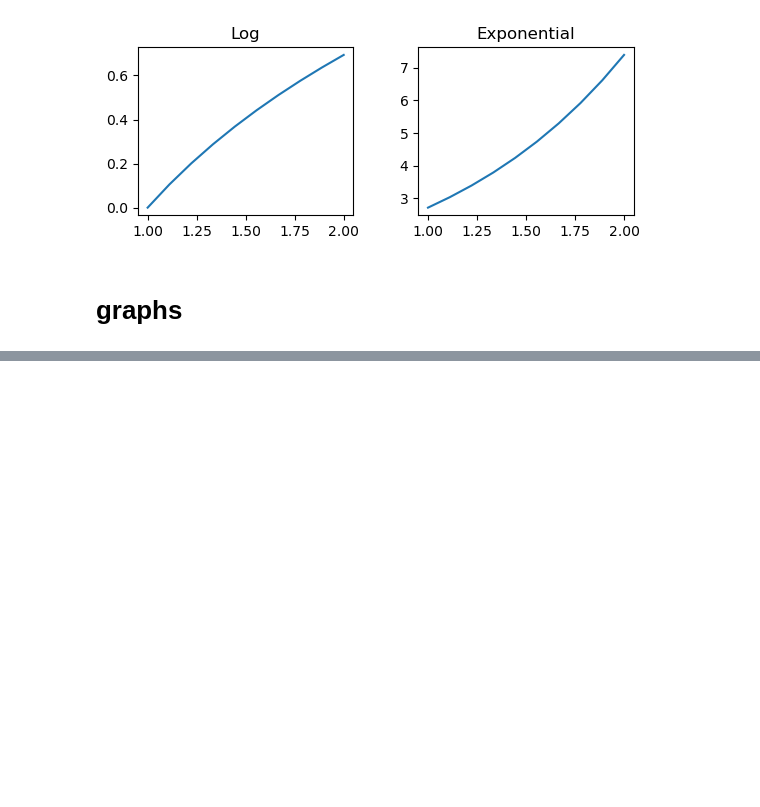
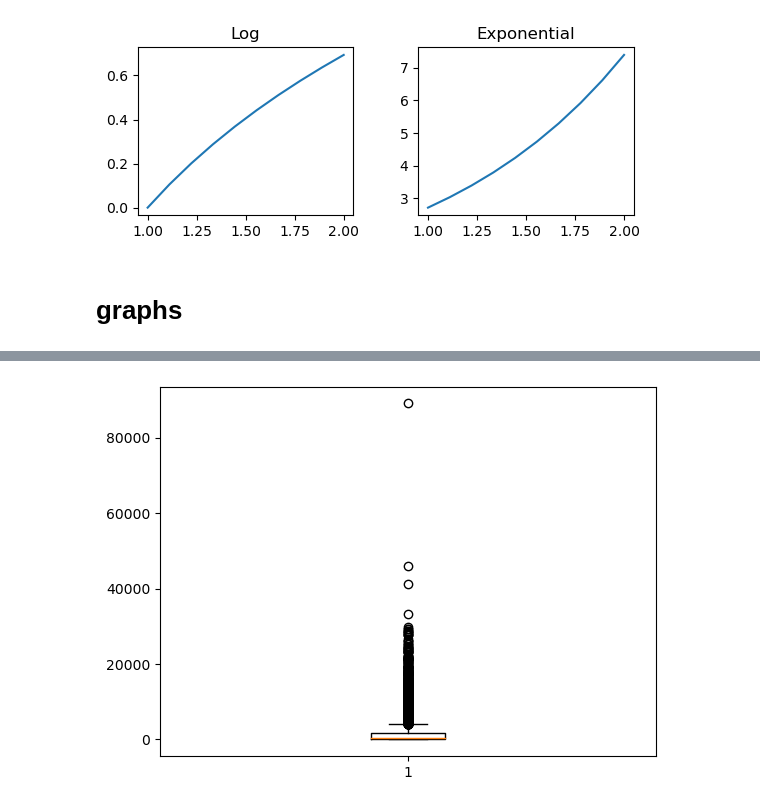
Before and after one commit to HayBeeCoder/ai, a Jupyter notebook: dl-with-real-life-projects-coursera/Untitled.ipynb, the cells around one changed output, grey strips where cells are left out. Cells and saved outputs as stored; diff of their text form; code cells hidden in the pictures; blank space fills up the shorter version.

```diff
--- a/dl-with-real-life-projects-coursera/Untitled.ipynb
+++ b/dl-with-real-life-projects-coursera/Untitled.ipynb
@@ -114,0 +120,5 @@ df.head()
+# %%
+plt.boxplot(df["Sales"])
+plt.show()
+# %% [output]
+[figure, added]
```
Also changed, not shown: parts of 3 cells of this notebook.
